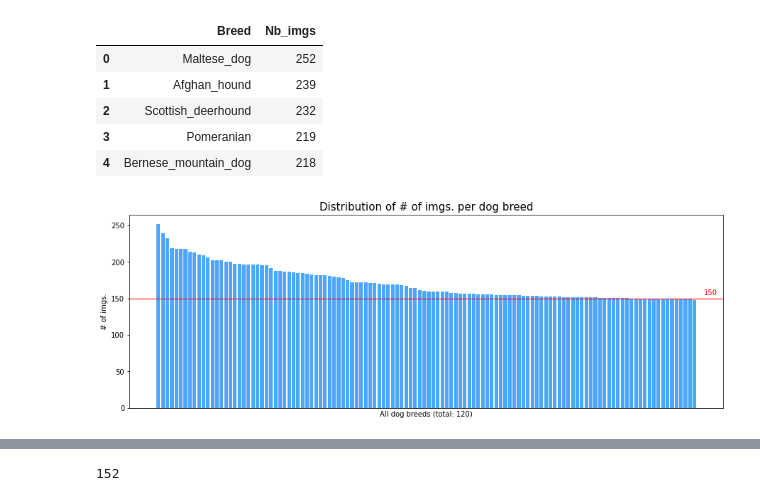
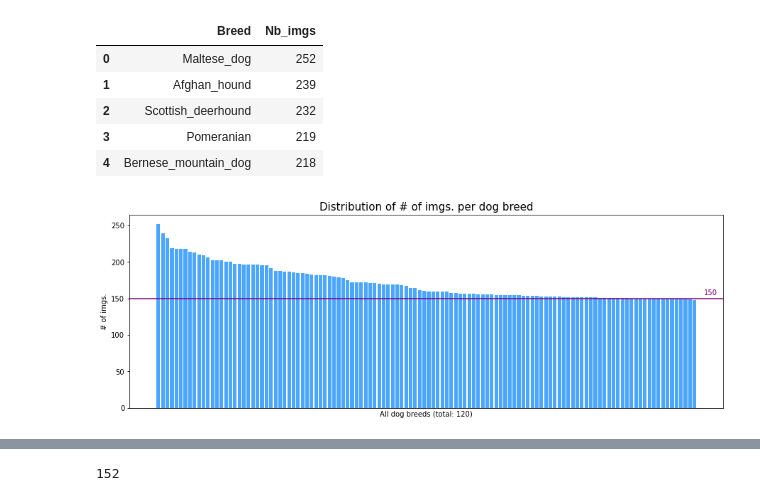
Before and after one commit to ana-bernal/P6_img-classif, a Jupyter notebook: 01_exploration.ipynb, the cells around one changed output, grey strips where cells are left out. Cells and saved outputs as stored; diff of their text form; code cells hidden in the pictures.

```diff
--- a/01_exploration.ipynb
+++ b/01_exploration.ipynb
@@ -71,25 +71,26 @@ imgs_per_breed.head()
 # %%
 import matplotlib.pyplot as plt
 
+# Plotting the distribution of nb. of images per breed
 fig = plt.figure(figsize=(15,5))
 
 plt.bar(x=imgs_per_breed.index,
         height=imgs_per_breed.Nb_imgs,
         color='dodgerblue',
         alpha= 0.8)
-plt.axhline(y=150, linewidth=1, color='red')
-plt.text(x=121, y= 155, s='150', c='red' )
+plt.axhline(y=150, linewidth=1.5, color='purple')
+plt.text(x=121, y= 155, s='150', c='purple' )
 plt.title('Distribution of # of imgs. per dog breed', size=15)
 plt.xlabel('All dog breeds (total: 120)')
 plt.tick_params(
     axis='x',          # changes apply to the x-axis
     which='both',      # both major and minor ticks are affected
     bottom=False,      # ticks along the bottom edge are off
     top=False,         # ticks along the top edge are off
     labelbottom=False
     )
 plt.ylabel('# of imgs.')
 
 plt.show()
 # %% [output]
-[figure, old version]
+[figure, new version]
```
Also changed, not shown: parts of 9 cells of this notebook.
